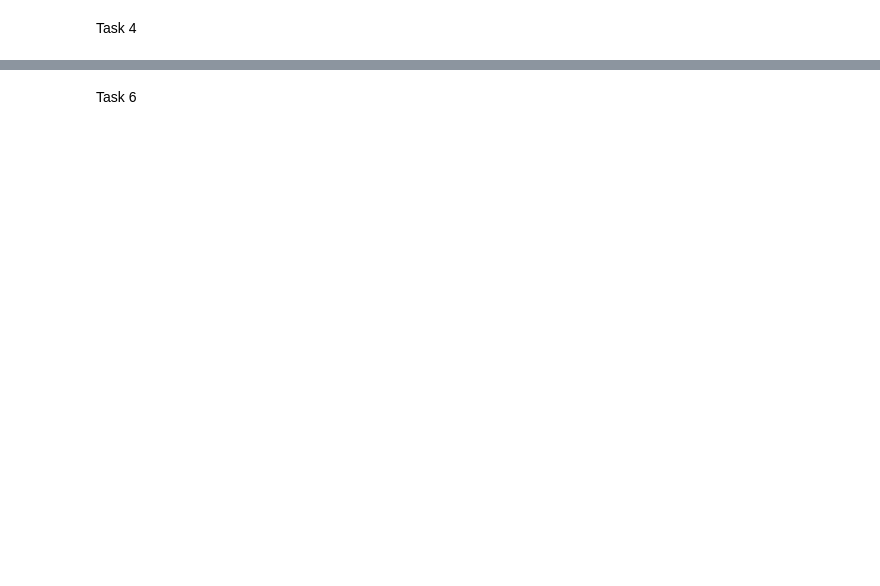
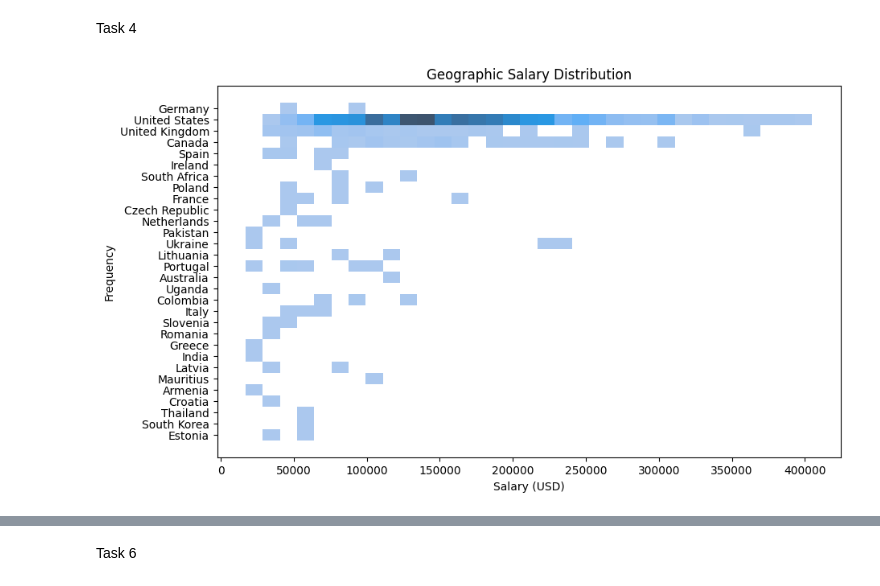
Before and after one commit to Exoskelly/aprepo, a Jupyter notebook: langdocscpp/prog6280a.ipynb/prog6280a.ipynb, the cells around one changed output, grey strips where cells are left out. Cells and saved outputs as stored; diff of their text form; code cells hidden in the pictures; blank space fills up the shorter version.

```diff
--- a/langdocscpp/prog6280a.ipynb/prog6280a.ipynb
+++ b/langdocscpp/prog6280a.ipynb/prog6280a.ipynb
@@ -60,10 +104,12 @@ NameError: name 'df' is not defined
 # %% [markdown]
 Task 4
 # %%
-plt.figure(figzise = (10, 6))
-sns.histplot(y = 'employee_residence', x = 'salary_in_usd', data = df.head(2500))
-plt.title('Something Witty')
-plt.xlabel('Money')
+plt.figure(figsize=(10,6))
+sns.histplot(y='employee_residence', x='salary_in_usd', data=df.head(2500))
+plt.title('Geographic Salary Distribution')
+plt.xlabel('Salary (USD)')
 plt.ylabel('Frequency')
 plt.show()
+# %% [output]
+[figure, added]
 # %%
```
Also changed, not shown: parts of 10 cells of this notebook, 8 other files.
